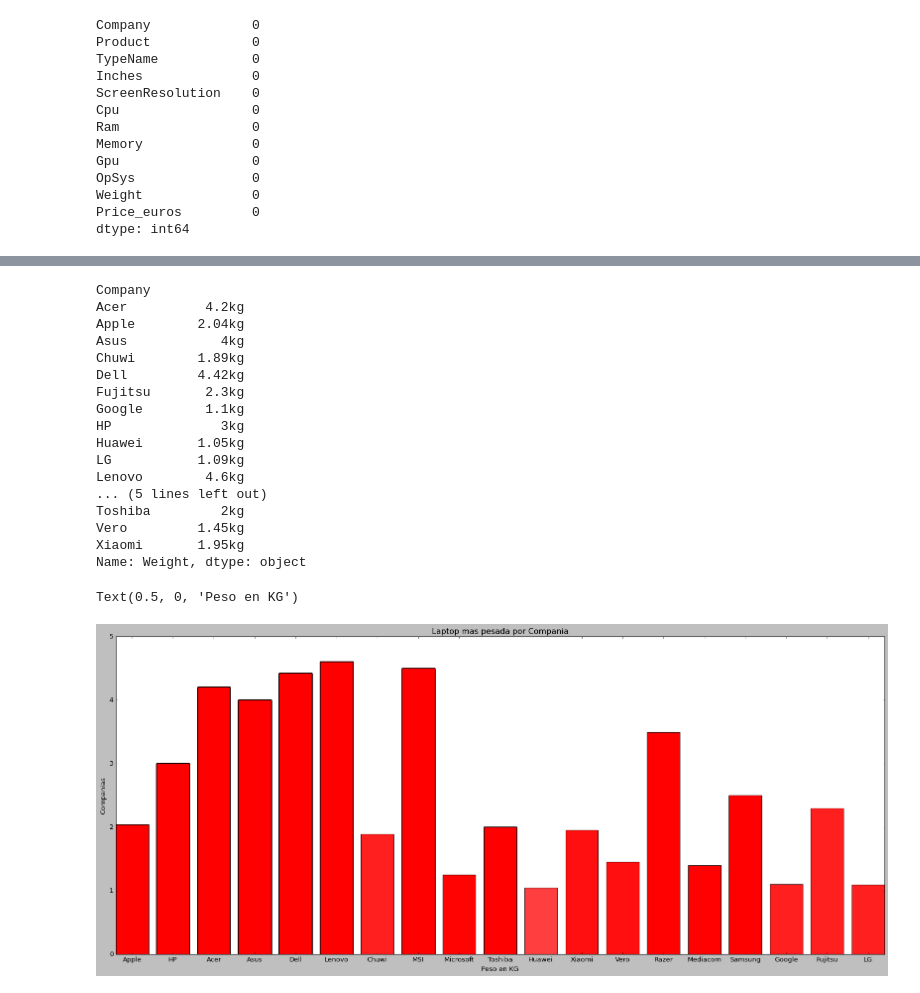
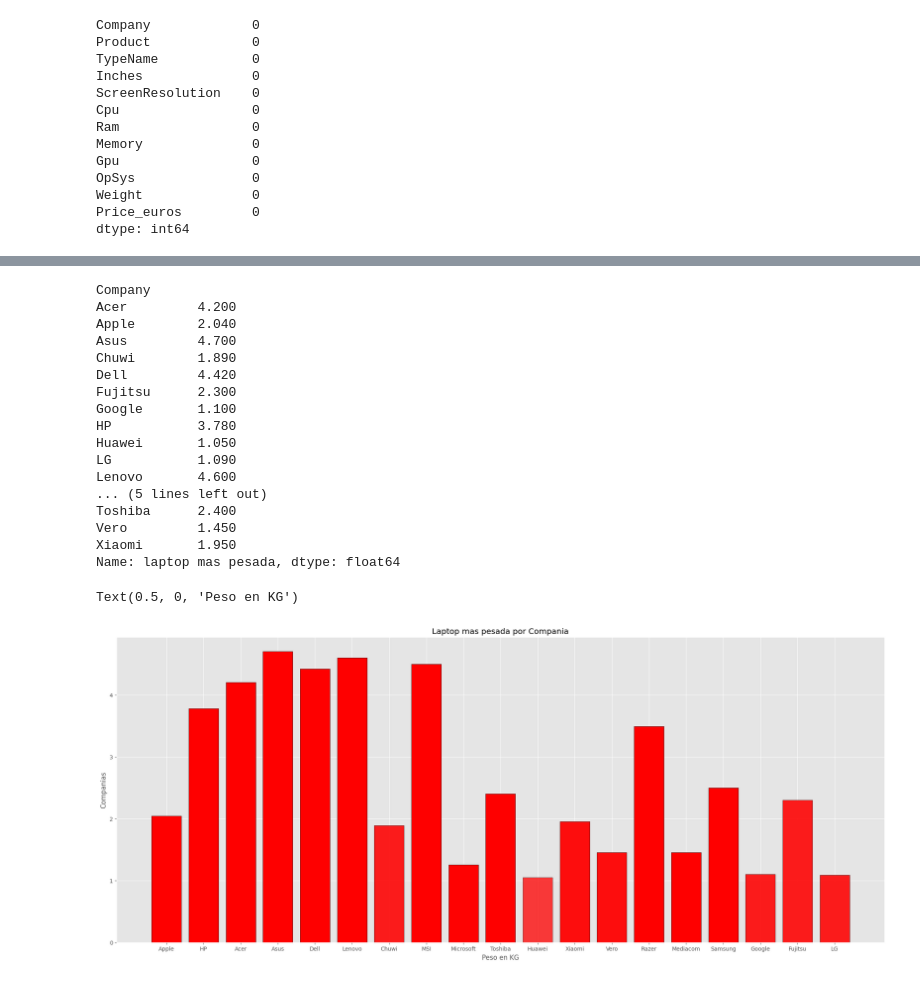
Before and after one commit to Lihuel/data-science, a Jupyter notebook: ProyectoDS_ParteUno_SALVO.ipynb, the cells around one changed output, grey strips where cells are left out. Saved outputs shown, nothing was run; the diff lists cells and outputs as text; code cells hidden in the pictures.

```diff
--- a/ProyectoDS_ParteUno_SALVO.ipynb
+++ b/ProyectoDS_ParteUno_SALVO.ipynb
@@ -141,3 +144,5 @@ dtype: int64
+# %%
+df=df.drop_duplicates()
 # %%
 # Realizo un boxplot de todos los precios para ver si hay outliers
 fig, ax = plt.subplots(figsize=(8, 4))
@@ -174,7 +179,7 @@ print(filtered_df)
 830  512GB SSD  Nvidia GeForce GTX 1080  Windows 10  3.49kg       5499.0
 # %%
 # Laptop por empresa
-mpl.style.use('classic')
+mpl.style.use('ggplot')
 fig, ax = plt.subplots(figsize=(15, 20))
 ax.hist(x= df.Company, bins=50, orientation='horizontal', color= "red" , alpha=0.5, edgecolor='black')
 ax.set_xlabel("Cantidad de laptops", fontsize=10, color='blue')
@@ -235,33 +253,33 @@ Name: Price_euros, dtype: float64
 # %%
 # Laptop mas pesada en kg por empresa
-df_pesada = df.groupby('Company')["Weight"].max()
+df['laptop mas pesada'] = df['Weight'].str.replace('kg','').astype(np.float64)
+df_pesada = df.groupby('Company')["laptop mas pesada"].max()
 print(df_pesada)
 df["laptop mas pesada"] = df["Company"].map(df_pesada)
-df['laptop mas pesada'] = df['laptop mas pesada'].str.replace('kg','').astype(np.float64)
 # Grafico de barras de los diferentes pesos por empresa
 fig, ax = plt.subplots(figsize=(25,10))
 ax.bar(x=df.Company , height=df["laptop mas pesada"] , color= "red" , alpha=0.5, edgecolor='black')
 ax.set_title('Laptop mas pesada por Compania')
 ax.set_ylabel('Companias')
 ax.set_xlabel('Peso en KG')
 # Analizando el grafico podemos ver la laptop mas pesada la tiene la empresa lenovo con un peso de 4.6kg
 # %% [output]
 Company
-Acer          4.2kg
-Apple        2.04kg
-Asus            4kg
-Chuwi        1.89kg
-Dell         4.42kg
-Fujitsu       2.3kg
-Google        1.1kg
-HP              3kg
-Huawei       1.05kg
-LG           1.09kg
-Lenovo        4.6kg
+Acer         4.200
+Apple        2.040
+Asus         4.700
+Chuwi        1.890
+Dell         4.420
+Fujitsu      2.300
+Google       1.100
+HP           3.780
+Huawei       1.050
+LG           1.090
+Lenovo       4.600
 ... (5 lines left out)
-Toshiba         2kg
-Vero         1.45kg
-Xiaomi       1.95kg
-Name: Weight, dtype: object
+Toshiba      2.400
+Vero         1.450
+Xiaomi       1.950
+Name: laptop mas pesada, dtype: float64
 Text(0.5, 0, 'Peso en KG')
-[figure, old version]
+[figure, new version]
```
Also changed, not shown: parts of 15 cells of this notebook.
